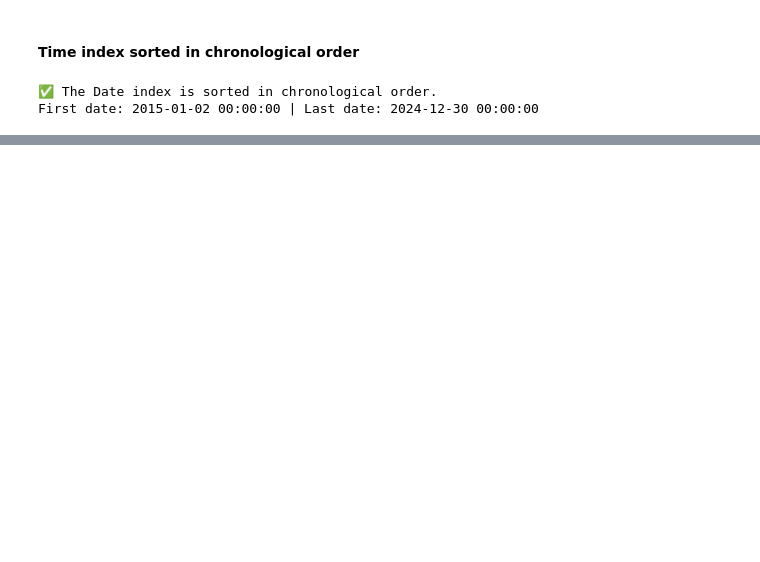
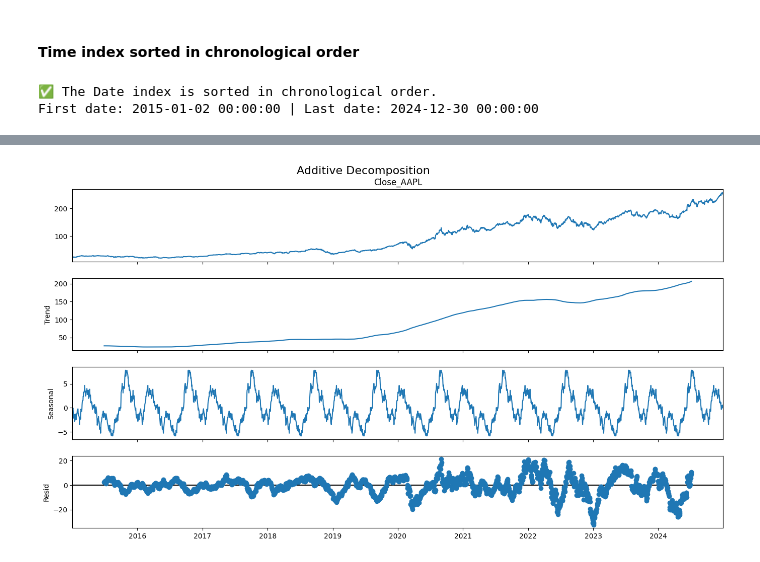
Before and after one commit to akhil1020/Apple-stock-price-forecasting, a Jupyter notebook: APPLE_Stock_Price_Forecasting.ipynb, the cells around one changed output, grey strips where cells are left out. Saved outputs shown, nothing was run; the diff lists cells and outputs as text; code cells hidden in the pictures; blank space fills up the shorter version.

```diff
--- a/APPLE_Stock_Price_Forecasting.ipynb
+++ b/APPLE_Stock_Price_Forecasting.ipynb
@@ -8,6 +8,25 @@ import pandas as pd
 import numpy as np
 import matplotlib.pyplot as plt
 import seaborn as sns
+# Python set up
+import warnings
+import itertools
+# from pandas import datetime
+from pandas import read_csv
+from pandas.plotting import autocorrelation_plot
+from sklearn.metrics import mean_squared_error
+from math import sqrt
+import statsmodels.api as smf
+from statsmodels.tsa.seasonal import seasonal_decompose
+from statsmodels.tsa.stattools import adfuller
+from statsmodels.tsa.arima_model import ARIMA
+from statsmodels.graphics.tsaplots import plot_acf
+from statsmodels.graphics.tsaplots import plot_pacf
+import matplotlib.pyplot as plt
+%matplotlib inline
+plt.style.use('ggplot')
+import seaborn as sns
+sns.set(style="whitegrid")
 # %% [markdown]
 #### Loading the dataset from yfinance
 # %%
@@ -199,0 +273,23 @@ First date: 2015-01-02 00:00:00 | Last date: 2024-12-30 00:00:00
+# %%
+import pandas as pd
+import matplotlib.pyplot as plt
+from statsmodels.tsa.seasonal import seasonal_decompose
+
+# Ensure datetime index
+df.index = pd.to_datetime(df.index)
+df = df.sort_index()
+
+# Set business day frequency and fill missing values
+df = df.asfreq('B')
+df['Close_AAPL'] = df['Close_AAPL'].interpolate(method='time')
+
+# Additive decomposition
+decomposition_add = seasonal_decompose(df['Close_AAPL'], model='additive', period=252)
+
+# Plot
+fig_add = decomposition_add.plot()
+fig_add.set_size_inches(15, 8)
+plt.suptitle('Additive Decomposition', fontsize=16)
+plt.show()
+# %% [output]
+[figure, added]
```
Also changed, not shown: parts of 41 cells of this notebook, 5 other files.
